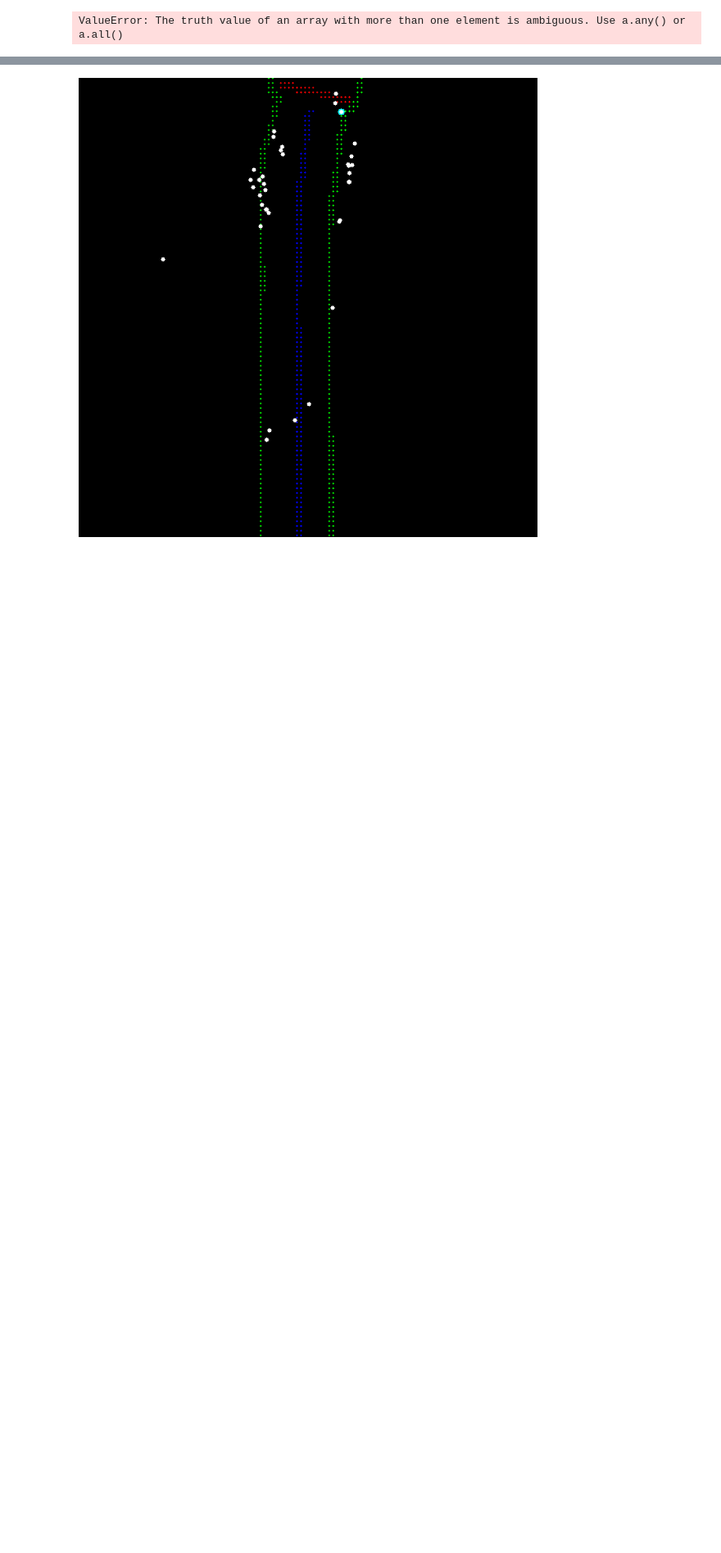
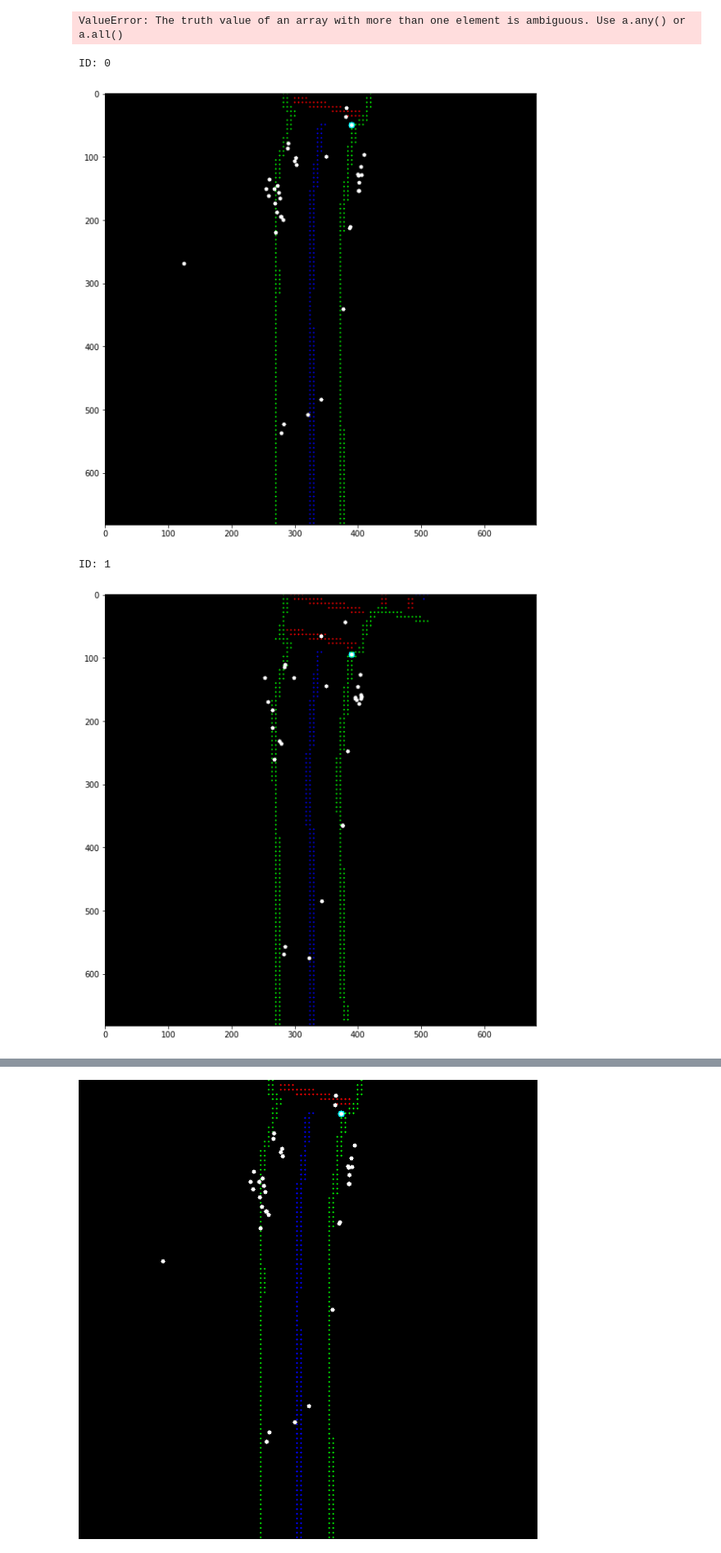
Before and after one commit to eddy0117/OpenGL_CarGUI, a Jupyter notebook: tools/Image_process.ipynb, the cells around one changed output, grey strips where cells are left out. Shown at 82% size. Cells and saved outputs as stored; diff of their text form; code cells hidden in the pictures; blank space fills up the shorter version.

```diff
--- a/tools/Image_process.ipynb
+++ b/tools/Image_process.ipynb
@@ -107,7 +107,7 @@ ar_lf_frame_idx = 8
 ar_rf_frame_idx = 4
 
 for idx, frame_key in enumerate(list(data.keys())):
-    # plt.figure(figsize=(10, 10))  # Set the size of the figure
+    plt.figure(figsize=(10, 10))  # Set the size of the figure
     img = np.zeros((682, 682, 3), dtype=np.uint8)
 
     cur_frame_dots = floor_data[frame_key]
@@ -160,33 +160,38 @@ for idx, frame_key in enumerate(list(data.keys())):
             d_y = 20 + 20 * j + 45 * (idx - cone_frame_idx)
             if d_x < img.shape[1] and d_y < img.shape[0]:
                 cv2.circle(img, (d_x, d_y), 5, (255, 0, 255), -1)
                 data[frame_key][cur_frame_objs_len] = {'x': d_x, 'y': d_y, 'track_id' : 999, 'class': 'cone', 'distance_ang' : -90, 'traj_point' : []}
                 cur_frame_objs_len += 1
 
     for dot in cur_frame_dots:
         if dot[2] == 0:
             cv2.circle(img, (dot[1], dot[0]), 1, (0, 255, 0), -1)
         elif dot[2] == 1:
             cv2.circle(img, (dot[1], dot[0]), 1, (255, 0, 0), -1)
         elif dot[2] == 2:
             cv2.circle(img, (dot[1], dot[0]), 1, (0, 0, 255), -1)
 
 
     for obj_key in cur_frame_objs.keys():
         obj_dict = cur_frame_objs[obj_key]
         cv2.circle(img, (int(obj_dict['x']), int(obj_dict['y'])), 3, (255, 255, 255), -1)
 
         data[frame_key][obj_key]['traj_point'] = []
 
-    # print('ID:', idx)
-    # plt.imshow(img)
-    # plt.show()
+    print('ID:', idx)
+    plt.imshow(img)
+    plt.show()
 
 
     img_arr.append(img)
 
 # imageio.mimsave('../result2ue5.gif', img_arr, duration=0.1)
 
 with open('../json/result2ue5_add.json', 'w') as f:
     json.dump(data, f)
     f.close()
+# %% [output]
+ID: 0
+[figure, added]
+ID: 1
+[figure, added]
```
Also changed, not shown: parts of 1 cell of this notebook, 6 other files.
